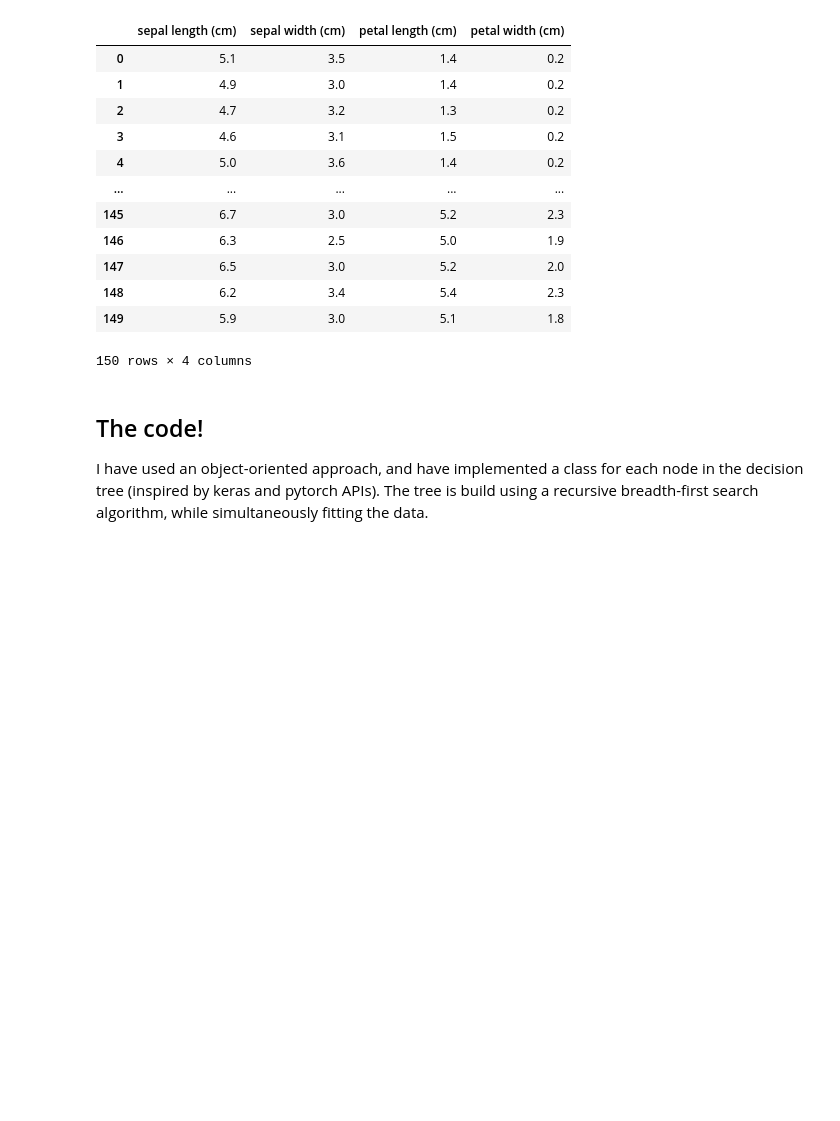
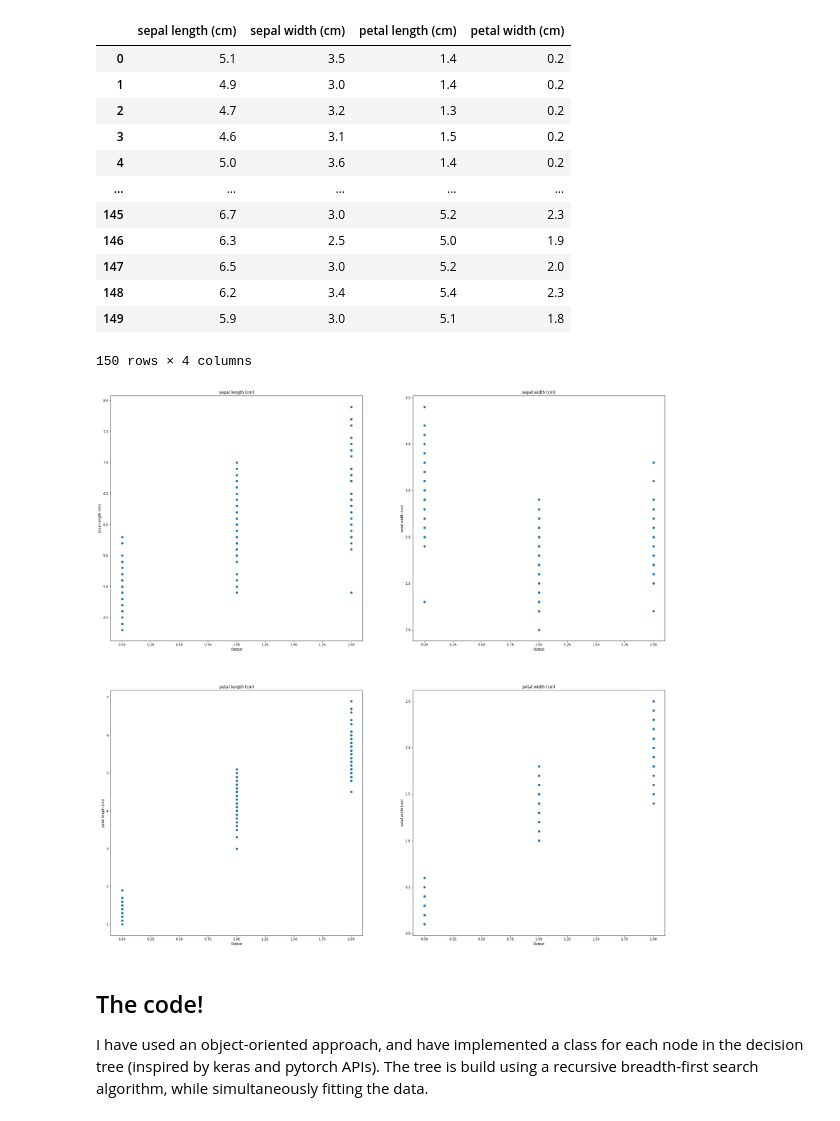
Before and after one commit to Ashwin-Rajesh/ML_projects, a Jupyter notebook: decision_trees/decision_tree_iris.ipynb, the cells around one changed output. Drawn from its saved outputs; the diff is of its cells as text; code cells hidden in the pictures; blank space fills up the shorter version.

```diff
--- a/decision_trees/decision_tree_iris.ipynb
+++ b/decision_trees/decision_tree_iris.ipynb
@@ -58,6 +60,19 @@ tgt_types = x['target'].unique()
 | 148 | 6.2 | 3.4 | 5.4 | 2.3 |
 | 149 | 5.9 | 3.0 | 5.1 | 1.8 |
 150 rows × 4 columns
+# %%
+col_num = len(col_names)
+plt_dim = np.ceil(np.sqrt(col_num))
+plt.figure(figsize=(30, 30))
+for i in range(col_num):
+    plt.subplot(plt_dim, plt_dim, i+1)
+    plt.title(col_names[i])
+    plt.ylabel(col_names[i])
+    plt.xlabel('Output')
+    plt.scatter(x['target'], x[col_names[i]])
+plt.show()
+# %% [output]
+[figure, added]
 # %%
 # Splitting the dataset
 train, test = train_test_split(x, test_size=20)
```
Also changed, not shown: parts of 1 cell of this notebook.
